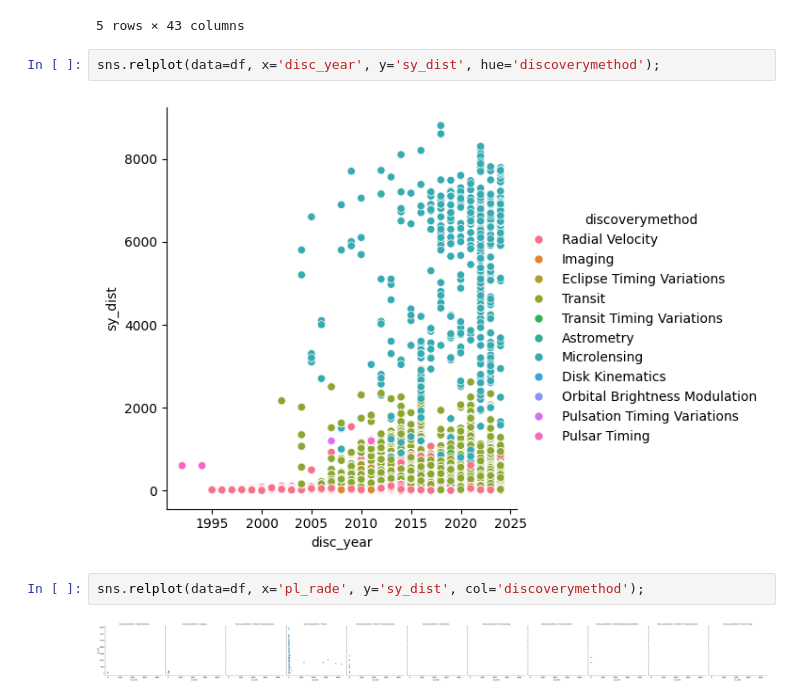
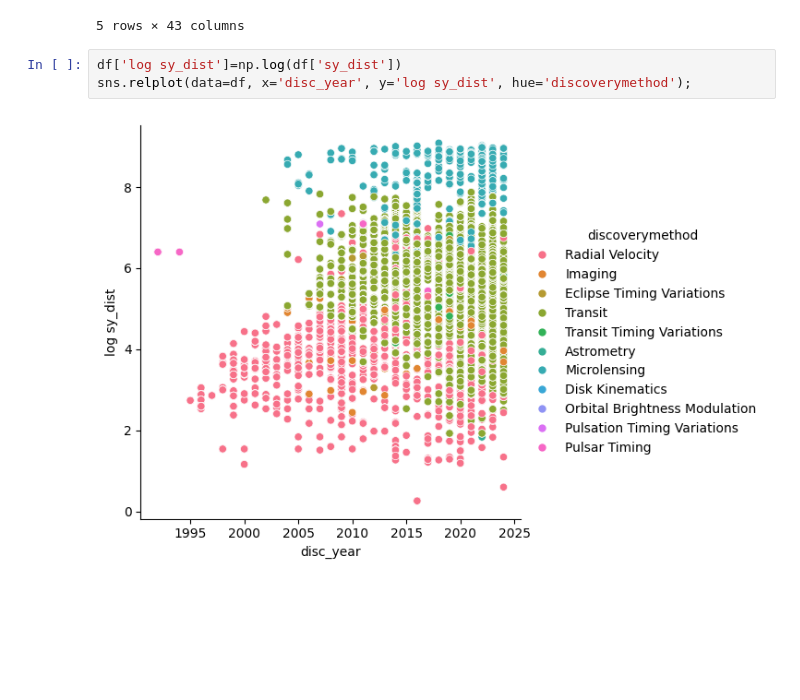
Before and after one commit to ClementGOUJON-dot/pe-hackathon, a Jupyter notebook: Clément.ipynb, the cells around one changed output. Cells and saved outputs as stored; diff of their text form; blank space fills up the shorter version.

```diff
--- a/Clément.ipynb
+++ b/Clément.ipynb
@@ -19,10 +19,7 @@ df.head()
 | 4 | 5 | 11 UMi b | 11 UMi | 0 | 1 | 1 | Radial Velocity | 2009 | ... |
 5 rows × 43 columns
 # %%
-sns.relplot(data=df, x='disc_year', y='sy_dist', hue='discoverymethod');
+df['log sy_dist']=np.log(df['sy_dist'])
+sns.relplot(data=df, x='disc_year', y='log sy_dist', hue='discoverymethod');
 # %% [output]
-[figure, old version]
+[figure, new version]
-# %%
-sns.relplot(data=df, x='pl_rade', y='sy_dist', col='discoverymethod');
-# %% [output]
-[figure, removed]
```
Also changed, not shown: parts of 2 cells of this notebook.
